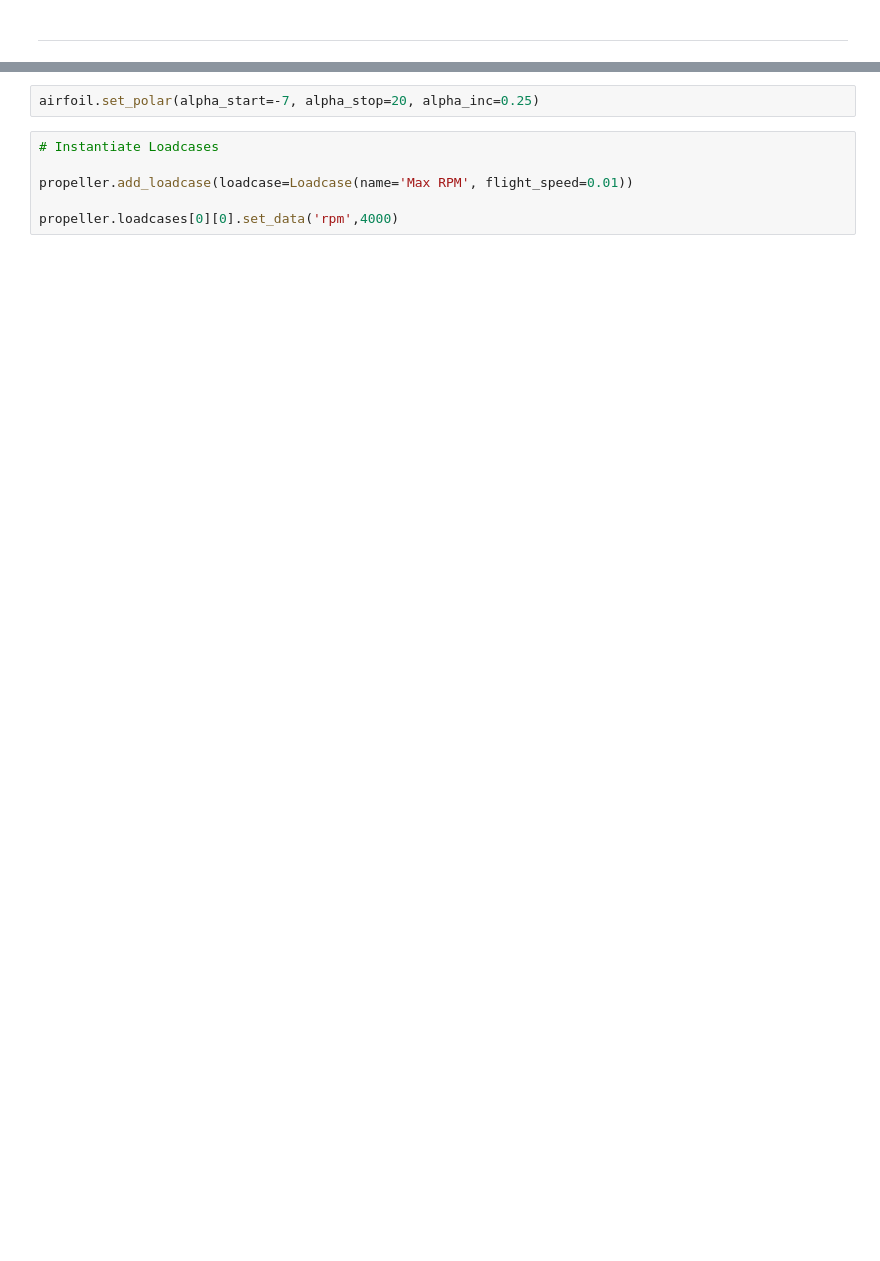
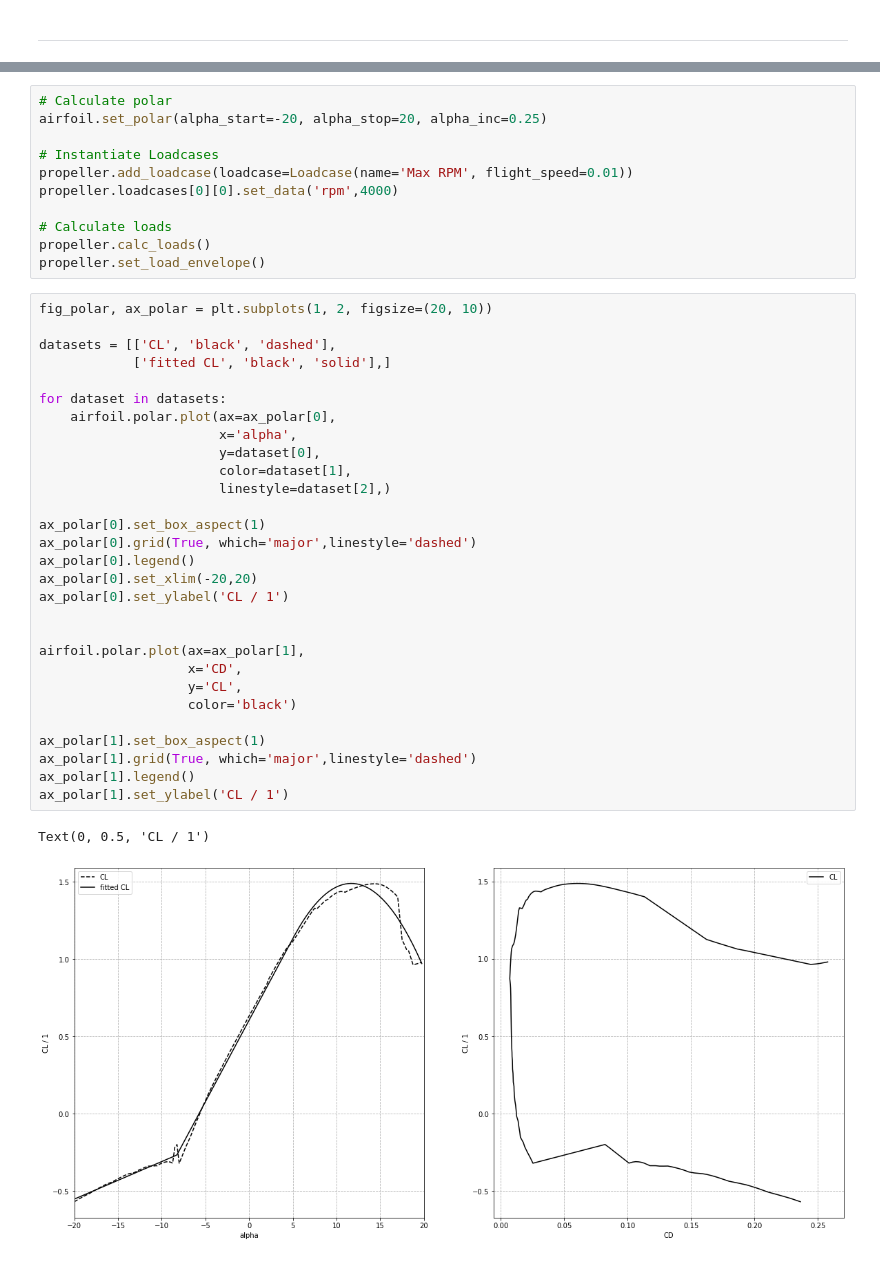
Before and after one commit to lukitox/master-thesis, a Jupyter notebook: praesi-lwx.ipynb, the cells around one changed output, grey strips where cells are left out. Saved outputs shown, nothing was run; the diff lists cells and outputs as text; blank space fills up the shorter version.

```diff
--- a/praesi-lwx.ipynb
+++ b/praesi-lwx.ipynb
@@ -100,11 +107,46 @@ propeller.geometry = np.array([[0.10,0.078,0],
 
 propeller.sections = [[0.121, airfoil],
                       [1., airfoil],]
-# %%
-airfoil.set_polar(alpha_start=-7, alpha_stop=20, alpha_inc=0.25)
 # %%
+# Calculate polar
+airfoil.set_polar(alpha_start=-20, alpha_stop=20, alpha_inc=0.25)
+
 # Instantiate Loadcases
+propeller.add_loadcase(loadcase=Loadcase(name='Max RPM', flight_speed=0.01))
+propeller.loadcases[0][0].set_data('rpm',4000)
 
-propeller.add_loadcase(loadcase=Loadcase(name='Max RPM', flight_speed=0.01))
-
-propeller.loadcases[0][0].set_data('rpm',4000)
+# Calculate loads
+propeller.calc_loads()
+propeller.set_load_envelope()
+# %%
+fig_polar, ax_polar = plt.subplots(1, 2, figsize=(20, 10))
+
+datasets = [['CL', 'black', 'dashed'],
+            ['fitted CL', 'black', 'solid'],]
+
+for dataset in datasets:
+    airfoil.polar.plot(ax=ax_polar[0],
+                       x='alpha',
+                       y=dataset[0],
+                       color=dataset[1],
+                       linestyle=dataset[2],)
+
+ax_polar[0].set_box_aspect(1)
+ax_polar[0].grid(True, which='major',linestyle='dashed')
+ax_polar[0].legend()
+ax_polar[0].set_xlim(-20,20)
+ax_polar[0].set_ylabel('CL / 1')
+
+
+airfoil.polar.plot(ax=ax_polar[1],
+                   x='CD',
+                   y='CL',
+                   color='black')
+
+ax_polar[1].set_box_aspect(1)
+ax_polar[1].grid(True, which='major',linestyle='dashed')
+ax_polar[1].legend()
+ax_polar[1].set_ylabel('CL / 1')
+# %% [output]
+Text(0, 0.5, 'CL / 1')
+[figure, added]
```
Also changed, not shown: parts of 8 cells of this notebook.
